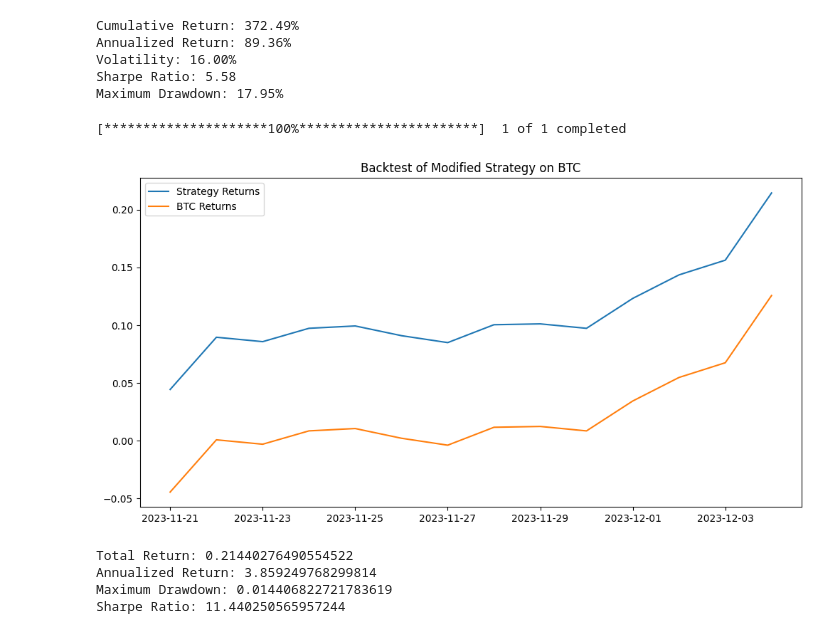
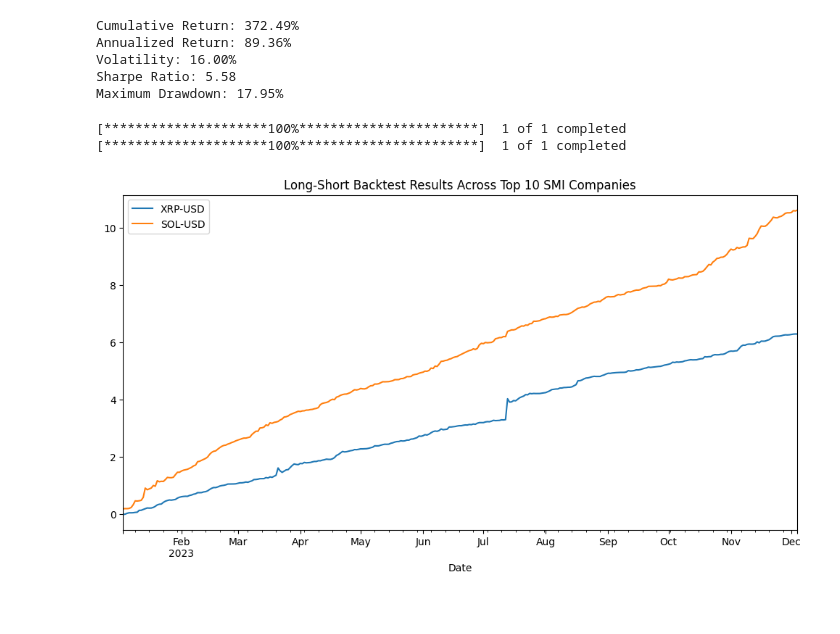
Before and after one commit to dkn-maida/farscape-investment, a Jupyter notebook: usa/kiss.ipynb, the cells around one changed output. Saved outputs shown, nothing was run; the diff lists cells and outputs as text; code cells hidden in the pictures.

Commit message:
new strat

```diff
--- a/usa/kiss.ipynb
+++ b/usa/kiss.ipynb
@@ -284,51 +284,42 @@ Maximum Drawdown: 17.95%
 # %%
 import yfinance as yf
 import pandas as pd
 import matplotlib.pyplot as plt
 import numpy as np
 
-# Fetch historical data for NOVN
-novn_data = yf.download('BTC-USD', start='2023-10-31')
+# List of top 10 SMI companies by market cap (with their ticker symbols)
+companies = ['XRP-USD', 'SOL-USD']
 
-# Calculate the 21-day moving average for the opening price
-novn_data['21_MA'] = novn_data['Close'].rolling(window=21).mean().shift(1)
+# Initialize a DataFrame to store aggregated results
+aggregated_results = pd.DataFrame()
 
-# Strategy Logic
-novn_data['Position'] = 0  # Default position is 0 (neutral)
-novn_data.loc[novn_data['Close'] > novn_data['21_MA'], 'Position'] = 1  # Buy signal
-novn_data.loc[novn_data['Close'] < novn_data['21_MA'], 'Position'] = -1  # Sell signal
+for company in companies:
+    # Fetch historical data
+    data = yf.download(company, start='2023-01-01')
 
+    # Calculate the 21-day moving average
+    data['21_MA'] = data['Close'].rolling(window=2).mean().shift(1)
 
-# Calculate daily returns and strategy returns
-novn_data['Daily_Return'] = novn_data['Close'].pct_change()
-novn_data['Strategy_Return'] = novn_data['Daily_Return'] * novn_data['Position']
+    # Long-only Strategy Logic
+    data['Position'] = 0
+    data.loc[data['Close'] > data['21_MA'], 'Position'] = 1
+    data.loc[data['Close'] < data['21_MA'], 'Position'] = -1
 
-# Avoid look-ahead bias
-novn_data = novn_data.dropna()
+    # Calculate returns
+    data['Daily_Return'] = data['Close'].pct_change()
+    data['Strategy_Return'] = data['Daily_Return'] * data['Position']
 
-# Compute Performance Metrics
-total_return = novn_data['Strategy_Return'].cumsum()[-1]
-annualized_return = novn_data['Strategy_Return'].mean() * 252
-max_drawdown = (novn_data['Strategy_Return'].cumsum().expanding().max() - novn_data['Strategy_Return'].cumsum()).max()
-sharpe_ratio = novn_data['Strategy_Return'].mean() / novn_data['Strategy_Return'].std() * np.sqrt(252)
+    # Drop NaN values to avoid look-ahead bias
+    data = data.dropna()
 
-# Plotting
-plt.figure(figsize=(12, 6))
-plt.plot(novn_data['Strategy_Return'].cumsum(), label='Strategy Returns')
-plt.plot(novn_data['Daily_Return'].cumsum(), label='BTC Returns')
-plt.title('Backtest of Modified Strategy on BTC')
+    # Store the results
+    aggregated_results[company] = data['Strategy_Return'].cumsum()
+
+# Plot the aggregated results
+aggregated_results.plot(figsize=(12, 6), title='Long-Short Backtest Results Across Top 10 SMI Companies')
 plt.legend()
 plt.show()
-
-# Print Performance Metrics
-print(f'Total Return: {total_return}')
-print(f'Annualized Return: {annualized_return}')
-print(f'Maximum Drawdown: {max_drawdown}')
-print(f'Sharpe Ratio: {sharpe_ratio}')
 # %% [output]
 [*********************100%***********************]  1 of 1 completed
+[*********************100%***********************]  1 of 1 completed
-[figure, old version]
+[figure, new version]
-Total Return: 0.21440276490554522
-Annualized Return: 3.859249768299814
-Maximum Drawdown: 0.014406822721783619
-Sharpe Ratio: 11.440250565957244
```
Also changed, not shown: 1 other file.
